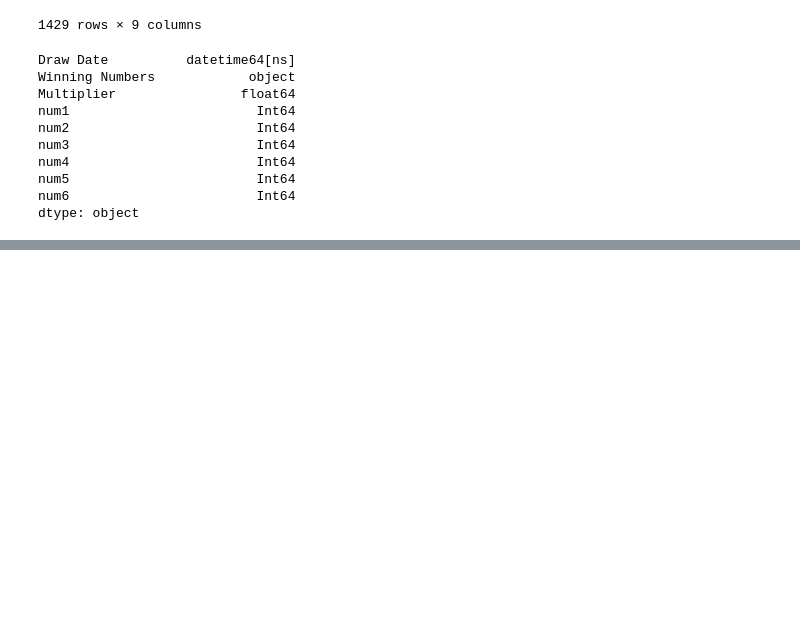
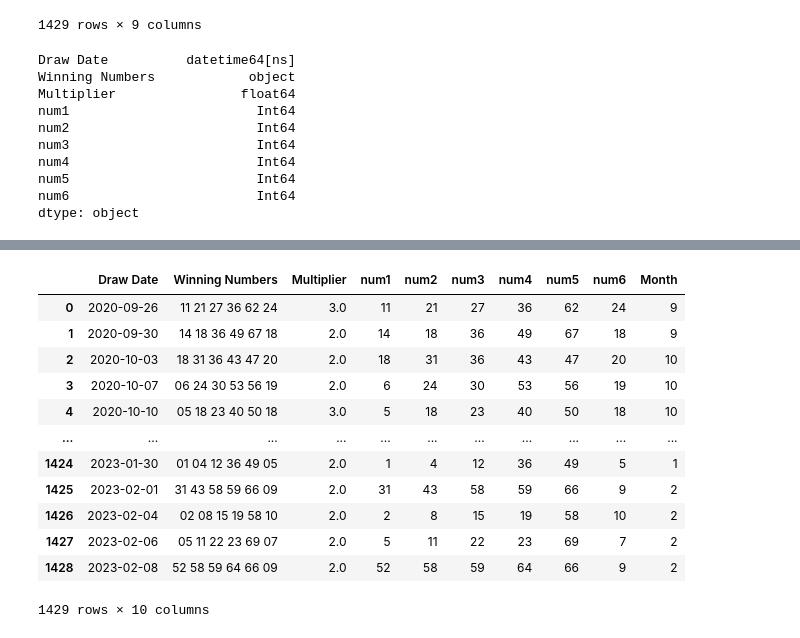
Before and after one commit to D-Walsh33/data-analysis, a Jupyter notebook: PowerBall Project/PowerBall.ipynb, the cells around one changed output, grey strips where cells are left out. Saved outputs shown, nothing was run; the diff lists cells and outputs as text; code cells hidden in the pictures; blank space fills up the shorter version.

```diff
--- a/PowerBall Project/PowerBall.ipynb
+++ b/PowerBall Project/PowerBall.ipynb
@@ -67,2 +73,19 @@ dtype: object
 # %%
-# Most common Multiplier by year / month
+# Month with them most x10 multiplier
+# add a month column to the dataframe
+powerBall['Month'] = powerBall['Draw Date'].dt.month
+powerBall
+# %% [output]
+|  | Draw Date | Winning Numbers | Multiplier | num1 | num2 | num3 | num4 | num5 | num6 | Month |
+| 0 | 2020-09-26 | 11 21 27 36 62 24 | 3.0 | 11 | 21 | 27 | 36 | 62 | 24 | 9 |
+| 1 | 2020-09-30 | 14 18 36 49 67 18 | 2.0 | 14 | 18 | 36 | 49 | 67 | 18 | 9 |
+| 2 | 2020-10-03 | 18 31 36 43 47 20 | 2.0 | 18 | 31 | 36 | 43 | 47 | 20 | 10 |
+| 3 | 2020-10-07 | 06 24 30 53 56 19 | 2.0 | 6 | 24 | 30 | 53 | 56 | 19 | 10 |
+| 4 | 2020-10-10 | 05 18 23 40 50 18 | 3.0 | 5 | 18 | 23 | 40 | 50 | 18 | 10 |
+| ... | ... | ... | ... | ... | ... | ... | ... | ... | ... | ... |
+| 1424 | 2023-01-30 | 01 04 12 36 49 05 | 2.0 | 1 | 4 | 12 | 36 | 49 | 5 | 1 |
+| 1425 | 2023-02-01 | 31 43 58 59 66 09 | 2.0 | 31 | 43 | 58 | 59 | 66 | 9 | 2 |
+| 1426 | 2023-02-04 | 02 08 15 19 58 10 | 2.0 | 2 | 8 | 15 | 19 | 58 | 10 | 2 |
+| 1427 | 2023-02-06 | 05 11 22 23 69 07 | 2.0 | 5 | 11 | 22 | 23 | 69 | 7 | 2 |
+| 1428 | 2023-02-08 | 52 58 59 64 66 09 | 2.0 | 52 | 58 | 59 | 64 | 66 | 9 | 2 |
+1429 rows × 10 columns
```
Also changed, not shown: parts of 5 cells of this notebook.
